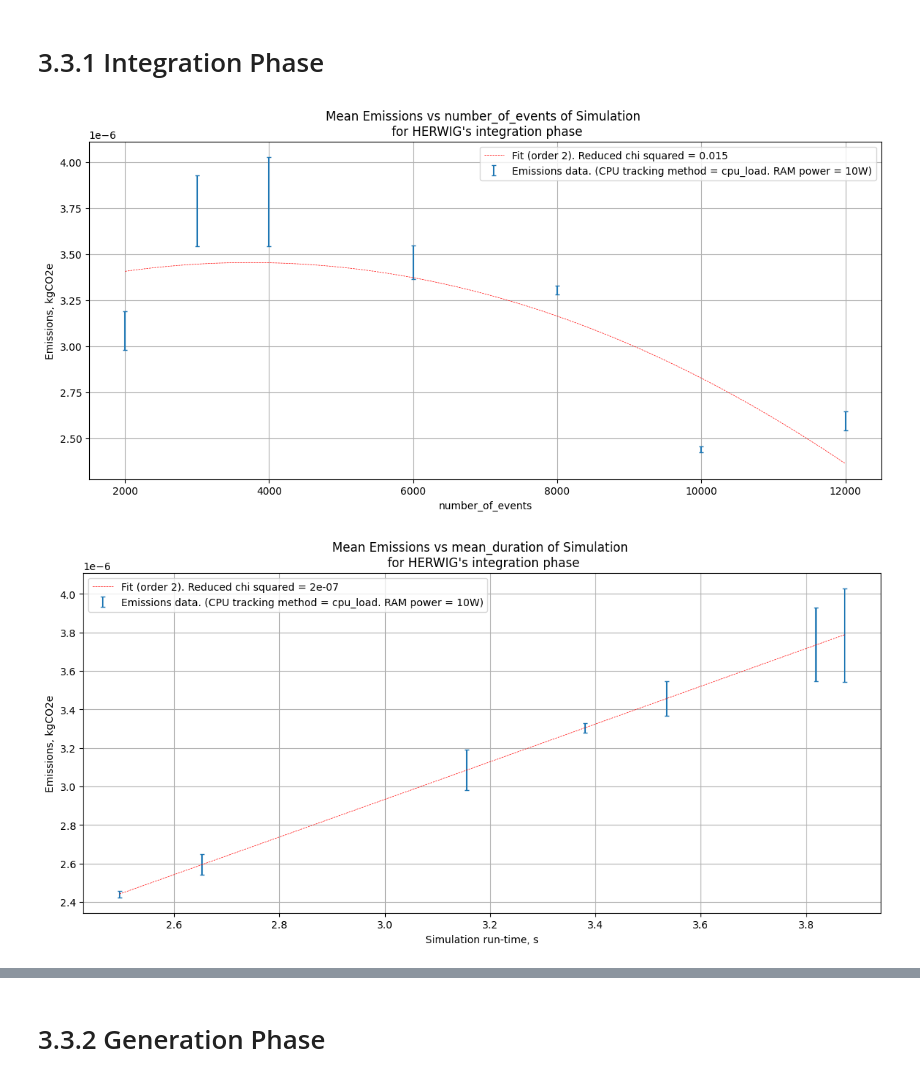
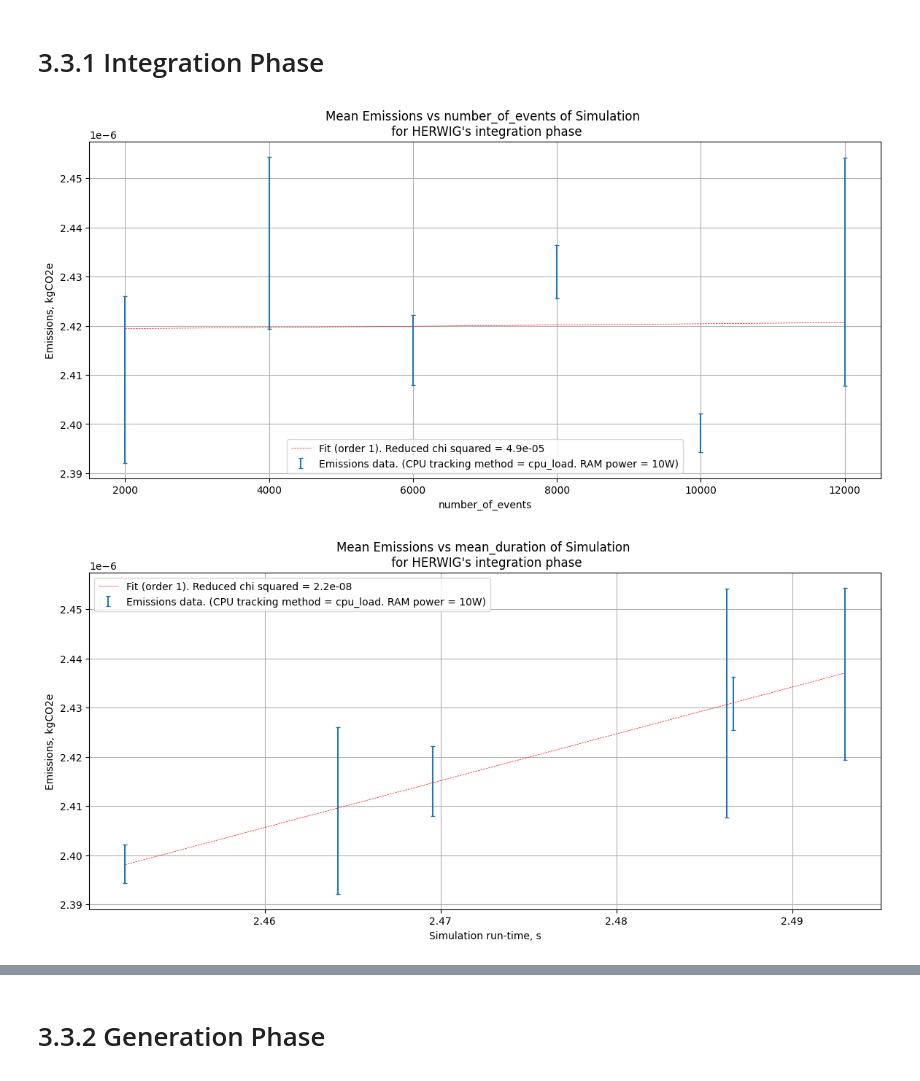
Before and after one commit to rosieschiffmann/herwig-emission-tracking, a Jupyter notebook: Plotting_herwig_cc.ipynb, the cells around one changed output, grey strips where cells are left out. Saved outputs shown, nothing was run; the diff lists cells and outputs as text; code cells hidden in the pictures.

```diff
--- a/Plotting_herwig_cc.ipynb
+++ b/Plotting_herwig_cc.ipynb
@@ -23,8 +23,8 @@ import re
 Here, we will assimilate all of the individual CSV files into 2 separate master CSV files: "Int_master_emissions_data.csv" and "Gen_master_emissions_data.csv". To do this, mean values were calculated for emissions, duration and CPU/GPU energy and power consumption for each raw data file corresponding to a different number of events.
 # %%
 #identify relevant csv files inside repository
-int_files = glob.glob("20250731Int_metadata-*-4.csv")
-gen_files = glob.glob("20250731Gen_metadata-*-4.csv")
+int_files = glob.glob("Int_report-*.csv")
+gen_files = glob.glob("Gen_report-*.csv")
 
 # int_files = glob.glob("*Int_metadata-*-4.csv")
 # gen_files = glob.glob("*Gen_metadata-*-4.csv")
@@ -50,8 +50,13 @@ def generate_master_csv(files, type):
 		mean_cpu_energy = df['cpu_energy'].mean()
 		mean_ram_energy = df['ram_energy'].mean()
 		#obtain number of events from filename
-		match = re.search(r'_metadata-(\d+)-4\.csv', file)
+		match = re.search(r'-(\d+)evt', file)
 		events = int(match.group(1)) if match else None
+
+        # Add a check to ensure events was found before proceeding
+		if events is None:
+			print(f"Warning: Could not extract event number from filename '{file}'. Skipping.")
+			continue
 
 		#propagate errors
 		emissions_err = df['emissions'].std() / np.sqrt(len(df['emissions']))
@@ -351,13 +356,13 @@ def emissions_plotter(process, df, x_variable, y_variable = "mean_emissions", y_
 # 3.3.1 Integration Phase
 # %%
 #plot mean emissions in integration phase vs number of events simulated
-emissions_plotter('integration', int_summary_df, "number_of_events", 'mean_emissions', 'emissions_err', True, 2)
+emissions_plotter('integration', int_summary_df, "number_of_events", 'mean_emissions', 'emissions_err', True, 1)
 #plot mean emissions in integration phase vs mean duration of simulation
-emissions_plotter('integration', int_summary_df, "mean_duration", 'mean_emissions', 'emissions_err', True, 2)
+emissions_plotter('integration', int_summary_df, "mean_duration", 'mean_emissions', 'emissions_err', True, 1)
 #plot mean emissions per event in integration phase vs number of events simulated
-emissions_plotter('integration', int_summary_df, "number_of_events", 'emissions_per_event', 'emissions_per_event_err', True, 2)
+emissions_plotter('integration', int_summary_df, "number_of_events", 'emissions_per_event', 'emissions_per_event_err', True, 4)
 #plot mean emissions per event in integration phase vs mean duration of simulation
-emissions_plotter('integration', int_summary_df, "mean_duration", 'emissions_per_event', 'emissions_per_event_err', True, 2)
+emissions_plotter('integration', int_summary_df, "mean_duration", 'emissions_per_event', 'emissions_per_event_err', True, 1)
 # %% [output]
-[figure, old version]
+[figure, new version]
-[figure, old version]
+[figure, new version]
```
Also changed, not shown: parts of 11 cells of this notebook.
